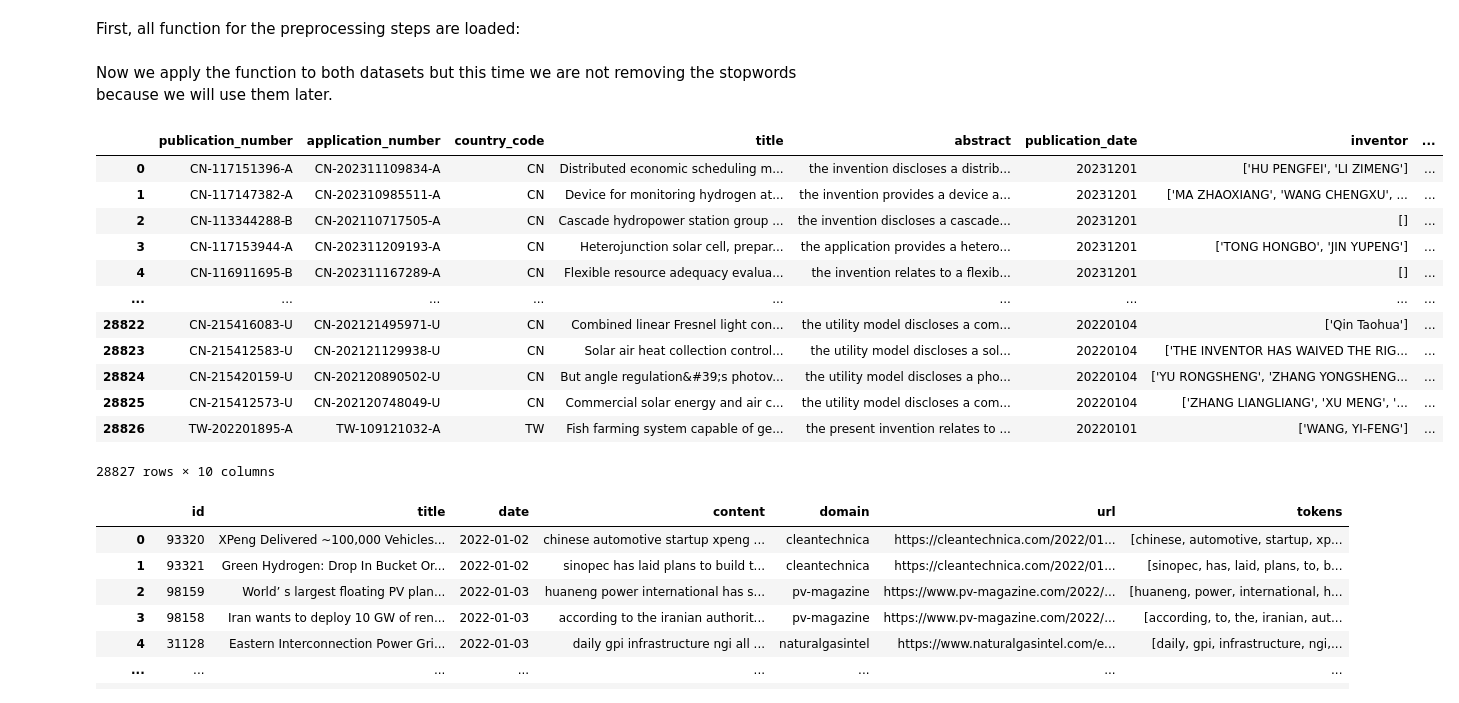
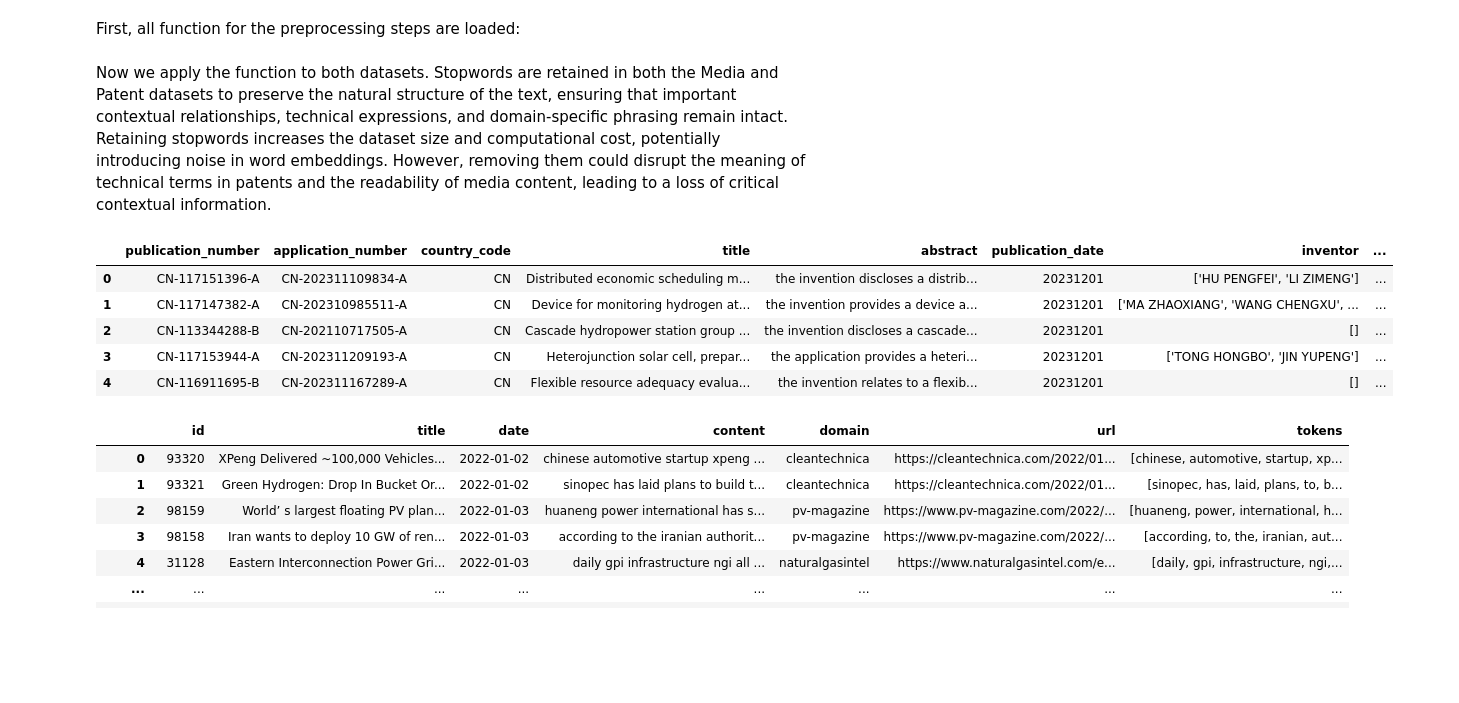
Before and after one commit to cmimholz/computational-language-technology-project, a Jupyter notebook: notebooks/stage2.ipynb, the cells around one changed output. Drawn from its saved outputs; the diff is of its cells as text; code cells hidden in the pictures; blank space fills up the shorter version.

Commit message:
finished Word Embedding

```diff
--- a/notebooks/stage2.ipynb
+++ b/notebooks/stage2.ipynb
@@ -70,38 +99,31 @@ nlp = English(disable=['tagger', 'parser', 'ner'])
 
 def tokenize(text):
   return [t.text.lower() for t in nlp(text)]
-# %% [markdown]
-Now we apply the function to both datasets but this time we are not removing the stopwords because we will use them later.
+# %% [markdown]
+Now we apply the function to both datasets. Stopwords are retained in both the Media and Patent datasets to preserve the natural structure of the text, ensuring that important contextual relationships, technical expressions, and domain-specific phrasing remain intact. Retaining stopwords increases the dataset size and computational cost, potentially introducing noise in word embeddings. However, removing them could disrupt the meaning of technical terms in patents and the readability of media content, leading to a loss of critical contextual information.
 # %%
 # lower casing
 df_patent_processed['abstract'] = df_patent_processed['abstract'].apply(lambda x: x.lower())
 
 # Call all removals
 df_patent_processed['abstract'] = df_patent_processed['abstract'].map(remove_emails)
 df_patent_processed['abstract'] = df_patent_processed['abstract'].map(remove_dates)
 df_patent_processed['abstract'] = df_patent_processed['abstract'].map(remove_html)
 df_patent_processed['abstract'] = df_patent_processed['abstract'].map(remove_tags_mentions)
 df_patent_processed['abstract'] = df_patent_processed['abstract'].map(remove_punctuation)
 df_patent_processed['abstract'] = df_patent_processed['abstract'].map(remove_whitespaces)
 #df_patent_processed['abstract'] = df_patent_processed['abstract'].map(stem_words)
 df_patent_processed['abstract'] = df_patent_processed['abstract'].map(accented_to_ascii)
 df_patent_processed['tokens'] = df_patent_processed['abstract'].apply(tokenize)
 
-df_patent_processed
+df_patent_processed.head()
 # %% [output]
 |  | publication_number | application_number | country_code | title | abstract | publication_date | inventor | ... |
 | 0 | CN-117151396-A | CN-202311109834-A | CN | Distributed economic scheduling m... | the invention discloses a distrib... | 20231201 | ['HU PENGFEI', 'LI ZIMENG'] | ... |
 | 1 | CN-117147382-A | CN-202310985511-A | CN | Device for monitoring hydrogen at... | the invention provides a device a... | 20231201 | ['MA ZHAOXIANG', 'WANG CHENGXU', ... | ... |
 | 2 | CN-113344288-B | CN-202110717505-A | CN | Cascade hydropower station group ... | the invention discloses a cascade... | 20231201 | [] | ... |
-| 3 | CN-117153944-A | CN-202311209193-A | CN | Heterojunction solar cell, prepar... | the application provides a hetero... | 20231201 | ['TONG HONGBO', 'JIN YUPENG'] | ... |
+| 3 | CN-117153944-A | CN-202311209193-A | CN | Heterojunction solar cell, prepar... | the application provides a heteri... | 20231201 | ['TONG HONGBO', 'JIN YUPENG'] | ... |
 | 4 | CN-116911695-B | CN-202311167289-A | CN | Flexible resource adequacy evalua... | the invention relates to a flexib... | 20231201 | [] | ... |
-| ... | ... | ... | ... | ... | ... | ... | ... | ... |
-| 28822 | CN-215416083-U | CN-202121495971-U | CN | Combined linear Fresnel light con... | the utility model discloses a com... | 20220104 | ['Qin Taohua'] | ... |
-| 28823 | CN-215412583-U | CN-202121129938-U | CN | Solar air heat collection control... | the utility model discloses a sol... | 20220104 | ['THE INVENTOR HAS WAIVED THE RIG... | ... |
-| 28824 | CN-215420159-U | CN-202120890502-U | CN | But angle regulation&#39;s photov... | the utility model discloses a pho... | 20220104 | ['YU RONGSHENG', 'ZHANG YONGSHENG... | ... |
-| 28825 | CN-215412573-U | CN-202120748049-U | CN | Commercial solar energy and air c... | the utility model discloses a com... | 20220104 | ['ZHANG LIANGLIANG', 'XU MENG', '... | ... |
-| 28826 | TW-202201895-A | TW-109121032-A | TW | Fish farming system capable of ge... | the present invention relates to ... | 20220101 | ['WANG, YI-FENG'] | ... |
-28827 rows × 10 columns
 # %%
 # lower casing
 df_media_processed['content'] = df_media_processed['content'].apply(lambda x: x.lower())
```
Also changed, not shown: parts of 27 cells of this notebook.
